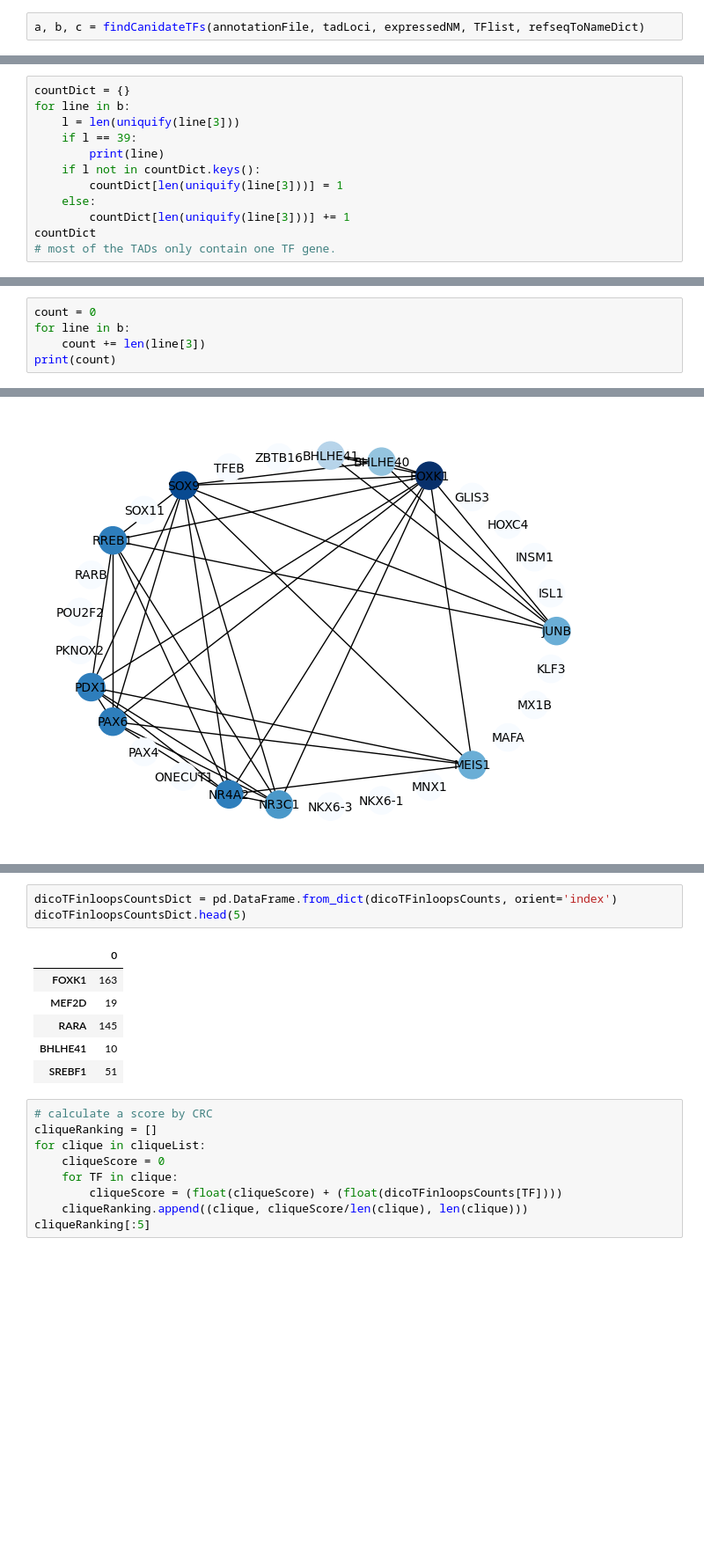
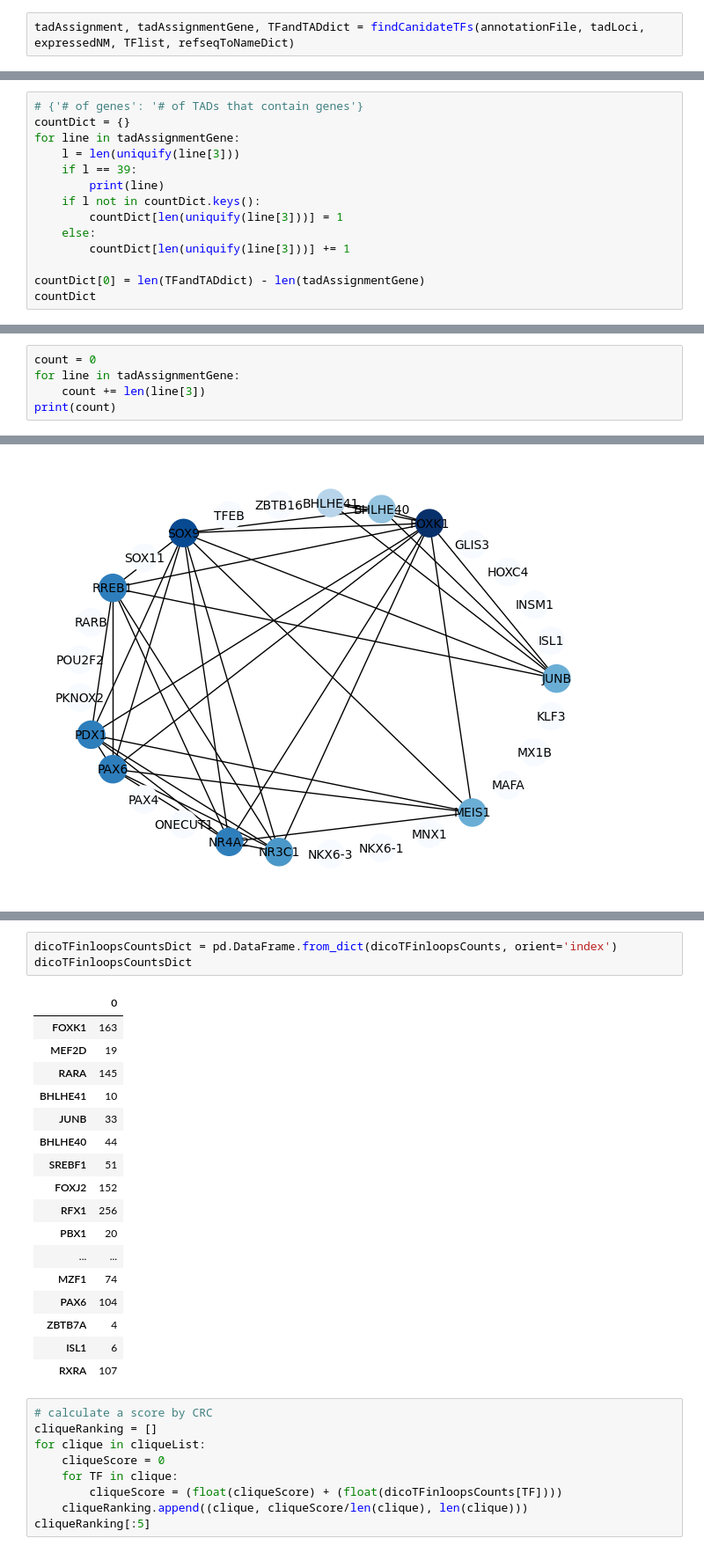
Before and after one commit to jieyi97/CRC-Construction, a Jupyter notebook: python_scripts.ipynb, the cells around one changed output, grey strips where cells are left out. Shown at 88% size. Saved outputs shown, nothing was run; the diff lists cells and outputs as text; blank space fills up the shorter version.

```diff
--- a/python_scripts.ipynb
+++ b/python_scripts.ipynb
@@ -583,7 +623,7 @@ def findCanidateTFs(annotationFile, tadLoci, expressedNM, TFlist, refseqToNameDi
 
     return tadAssignment, tadAssignmentGene, TFandTADdict
 # %%
-a, b, c = findCanidateTFs(annotationFile, tadLoci, expressedNM, TFlist, refseqToNameDict)
+tadAssignment, tadAssignmentGene, TFandTADdict = findCanidateTFs(annotationFile, tadLoci, expressedNM, TFlist, refseqToNameDict)
 # %% [output]
 FINDING CANIDATE TFs
 Number of TADs that contains TF genes: 438, 438
@@ -610,6 +660,7 @@ b[:5]
 # %%
+# {'# of genes': '# of TADs that contain genes'}
 countDict = {}
-for line in b:
+for line in tadAssignmentGene:
     l = len(uniquify(line[3]))
     if l == 39:
         print(line)
@@ -617,8 +668,9 @@ for line in b:
         countDict[len(uniquify(line[3]))] = 1
     else:
         countDict[len(uniquify(line[3]))] += 1
+
+countDict[0] = len(TFandTADdict) - len(tadAssignmentGene)
 countDict
-# most of the TADs only contain one TF gene.
 # %% [output]
 ['chr19', 57650000, 59128983, ['ZNF264', 'ZNF460', 'ZNF543', 'ZNF304', 'ZNF547', 'ZNF548', 'ZNF17', 'ZNF749', 'ZNF419', 'ZNF549', 'ZIK1', 'ZNF530', 'ZNF134', 'ZNF211', 'ZNF551', 'ZNF586', 'ZNF587', 'Z ...
 {1: 371,
@@ -638,6 +691,6 @@ countDict
 # %%
 count = 0
-for line in b:
+for line in tadAssignmentGene:
     count += len(line[3])
 print(count)
 # %% [output]
@@ -1189,13 +1288,24 @@ dict(list(dicoTFinloopsCounts.items())[0:5])
 # %%
 dicoTFinloopsCountsDict = pd.DataFrame.from_dict(dicoTFinloopsCounts, orient='index')
-dicoTFinloopsCountsDict.head(5)
+dicoTFinloopsCountsDict
 # %% [output]
 |  | 0 |
 | FOXK1 | 163 |
 | MEF2D | 19 |
 | RARA | 145 |
 | BHLHE41 | 10 |
+| JUNB | 33 |
+| BHLHE40 | 44 |
 | SREBF1 | 51 |
+| FOXJ2 | 152 |
+| RFX1 | 256 |
+| PBX1 | 20 |
+| ... | ... |
+| MZF1 | 74 |
+| PAX6 | 104 |
+| ZBTB7A | 4 |
+| ISL1 | 6 |
+| RXRA | 107 |
 # %%
 # calculate a score by CRC
 cliqueRanking = []
```
Also changed, not shown: parts of 22 cells of this notebook, 7 other files.
